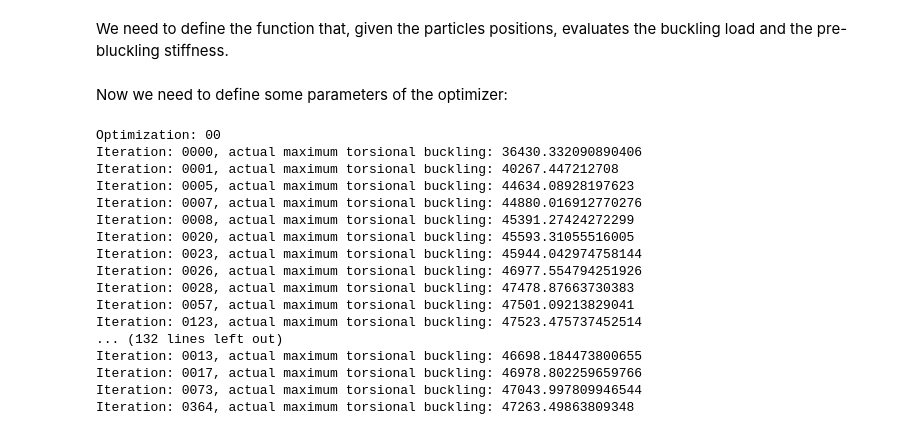
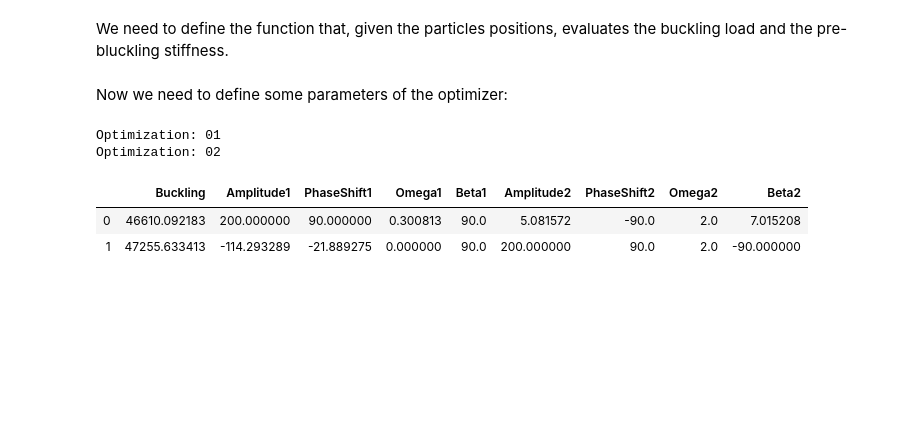
Before and after one commit to 0xstepit/vs-abaqus-ann-pso, a Jupyter notebook: optimizer/PSO.ipynb, the cells around one changed output. Saved outputs shown, nothing was run; the diff lists cells and outputs as text; code cells hidden in the pictures; blank space fills up the shorter version.

```diff
--- a/optimizer/PSO.ipynb
+++ b/optimizer/PSO.ipynb
@@ -81,4 +81,5 @@ info.index = ['Value']
 eff_plies = int(info['EffectivePlies'].values)
 h = info['Height'].values
 mesh_size = info['MeshSize'].values
-k_max = np.round(1 / info['MaxCurvature'].values)
+k_max = info['MaxCurvature'].values
+info
@@ -225,7 +229,7 @@ def particles_init(particles, interval, min_boundaries, eff_plies):
         if velocity is None:
             velocity = np.copy(x) * 0.1
         else:
-            velocity = np.column_stack((velocity, x)) * 0.1
+            velocity = np.column_stack((velocity, x)) * 0.4
     return position, velocity
 # %% [markdown]
 Let's define the function to **let the particles flyyyyy**.
@@ -256,9 +260,18 @@ def fly(param, pos, vel, cognitive_pos_best, social_pos_best, boundaries, max_it
         min_array = np.tile(boundaries[0, :], (particles, 1))
         max_array = np.tile(boundaries[1, :], (particles, 1))
 
-        # Correct out-of-boundaries features
+        # Correct out-of-boundaries features position
+        #print("Init : {:+04f} {:+04f} {:+04f} {:+04f}".format(_new_vel[0, 0], _new_vel[0, 1], _new_vel[0, 2], _new_vel[0, 3]))
+
+        _new_vel[_new_pos < min_array] = -0.1 * _new_vel[_new_pos < min_array]
+        _new_vel[_new_pos > max_array] = -0.1 * _new_vel[_new_pos > max_array]
+
+        #print("Init : {:+04f} {:+04f} {:+04f} {:+04f}".format(_new_vel[0, 0], _new_vel[0, 1], _new_vel[0, 2], _new_vel[0, 3]))
         _new_pos[_new_pos < min_array] = min_array[_new_pos < min_array]
         _new_pos[_new_pos > max_array] = max_array[_new_pos > max_array]
+
+        _new_pos[_new_pos < min_array] = _new_pos[_new_pos < min_array] + _new_vel[_new_pos < min_array]
+        _new_pos[_new_pos > max_array] = _new_pos[_new_pos > max_array] + _new_vel[_new_pos > max_array]
 
         # Correct manufacturing constraints
         for j in range(0, particles):
@@ -266,8 +279,10 @@ def fly(param, pos, vel, cognitive_pos_best, social_pos_best, boundaries, max_it
                           _new_pos[j, 2], _new_pos[j, 3] * deg2rad, k_max)
 
             if new_a != _new_pos[j, 0]:
+                #print('dentro')
+                #print(_new_pos[j, 0])
                 _new_pos[j, 0] = new_a
-                _new_vel[j, 0] *= -0.3
+                #print(_new_pos[j, 0])
 
         new_pos[:, ply * interval.shape[1]: ply * interval.shape[1] + interval.shape[1]] = _new_pos
         new_vel[:, ply * interval.shape[1]: ply * interval.shape[1] + interval.shape[1]] = _new_vel
@@ -288,7 +303,7 @@ def net_prediction(model, position, x_bounds, y_bounds):
 Now we need to define some parameters of the optimizer:
 # %%
 particles = 80
-tot_opt = 10
+tot_opt = 2
 dimensions = interval.shape[1] * eff_plies
 max_iter = 1000
 w_max = 1.4
@@ -308,6 +323,7 @@ for opt in range(tot_opt):
 
     # Initialize particles positions and velocities
     pos, vel = particles_init(particles, interval, min_boundaries, eff_plies)
+    #print("Init : {:+04f} {:+04f} {:+04f} {:+04f} {:+04f} {:+04f} {:+04f} {:+04f}".format(pos[0, 0], pos[0, 1], pos[0, 2], pos[0, 3], pos[0, 4], pos[0, 5], pos[0, 6], pos[0, 7]))
 
     # Predict the score associated with each particle
     bck, stiff = net_prediction(model, pos, x_bounds, y_bounds)
@@ -327,7 +343,9 @@ for opt in range(tot_opt):
 
     for run in range(max_iter):
         # Fly
+        #print("Pre fly : {:+04f} {:+04f} {:+04f} {:+04f} {:+04f} {:+04f} {:+04f} {:+04f}".format(pos[0, 0], pos[0, 1], pos[0, 2], pos[0, 3], pos[0, 4], pos[0, 5], pos[0, 6], pos[0, 7]))
         pos, vel = fly(param, pos, vel, cognitive_pos_best, social_pos_best, boundaries, max_iter, run)
+        #print("Post fly: {:+04f} {:+04f} {:+04f} {:+04f} {:+04f} {:+04f} {:+04f} {:+04f}".format(pos[0, 0], pos[0, 1], pos[0, 2], pos[0, 3], pos[0, 4], pos[0, 5], pos[0, 6], pos[0, 7]))
 
         # Evaluate score
         bck, stiff = net_prediction(model, pos, x_bounds, y_bounds)
@@ -340,37 +358,27 @@ for opt in range(tot_opt):
         if score[np.argmin(score)] < social_best:
             social_best = score[np.argmin(score)]
             social_pos_best = pos[np.argmin(score), :]
-            print("Iteration: {:04d}, actual maximum torsional buckling: {}".format(run, bck[np.argmin(score)]))
+            #print("Iteration: {:04d}, actual maximum torsional buckling: {}".format(run, bck[np.argmin(score)]))
 
     max_buckling.append(1 / social_best)
     opt_config.append(social_pos_best)
 # %% [output]
-Optimization: 00
-Iteration: 0000, actual maximum torsional buckling: 36430.332090890406
-Iteration: 0001, actual maximum torsional buckling: 40267.447212708
-Iteration: 0005, actual maximum torsional buckling: 44634.08928197623
-Iteration: 0007, actual maximum torsional buckling: 44880.016912770276
-Iteration: 0008, actual maximum torsional buckling: 45391.27424272299
-Iteration: 0020, actual maximum torsional buckling: 45593.31055516005
-Iteration: 0023, actual maximum torsional buckling: 45944.042974758144
-Iteration: 0026, actual maximum torsional buckling: 46977.554794251926
-Iteration: 0028, actual maximum torsional buckling: 47478.87663730383
-Iteration: 0057, actual maximum torsional buckling: 47501.09213829041
-Iteration: 0123, actual maximum torsional buckling: 47523.475737452514
-... (132 lines left out)
-Iteration: 0013, actual maximum torsional buckling: 46698.184473800655
-Iteration: 0017, actual maximum torsional buckling: 46978.802259659766
-Iteration: 0073, actual maximum torsional buckling: 47043.997809946544
-Iteration: 0364, actual maximum torsional buckling: 47263.49863809348
+Optimization: 01
+Optimization: 02
 # %%
 opt_config = np.array(opt_config)
 max_buckling = np.array(max_buckling)
 max_buckling = max_buckling.reshape((-1, 1))
-results = np.hstack((b, opt_config))
+results = np.hstack((max_buckling, opt_config))
 columns = ['Buckling',
            'Amplitude1', 'PhaseShift1', 'Omega1', 'Beta1',
            'Amplitude2', 'PhaseShift2', 'Omega2', 'Beta2']
 results_df = pd.DataFrame(results, columns=columns)
+results_df
+# %% [output]
+|  | Buckling | Amplitude1 | PhaseShift1 | Omega1 | Beta1 | Amplitude2 | PhaseShift2 | Omega2 | Beta2 |
+| 0 | 46610.092183 | 200.000000 | 90.000000 | 0.300813 | 90.0 | 5.081572 | -90.0 | 2.0 | 7.015208 |
+| 1 | 47255.633413 | -114.293289 | -21.889275 | 0.000000 | 90.0 | 200.000000 | 90.0 | 2.0 | -90.000000 |
 # %%
 output_folder = './' + load_case + '/' + stacking_sequence + '/' + data_set + '/' + fiber_path + '/'
 try:
```
Also changed, not shown: parts of 1 cell of this notebook, 2 other files.
